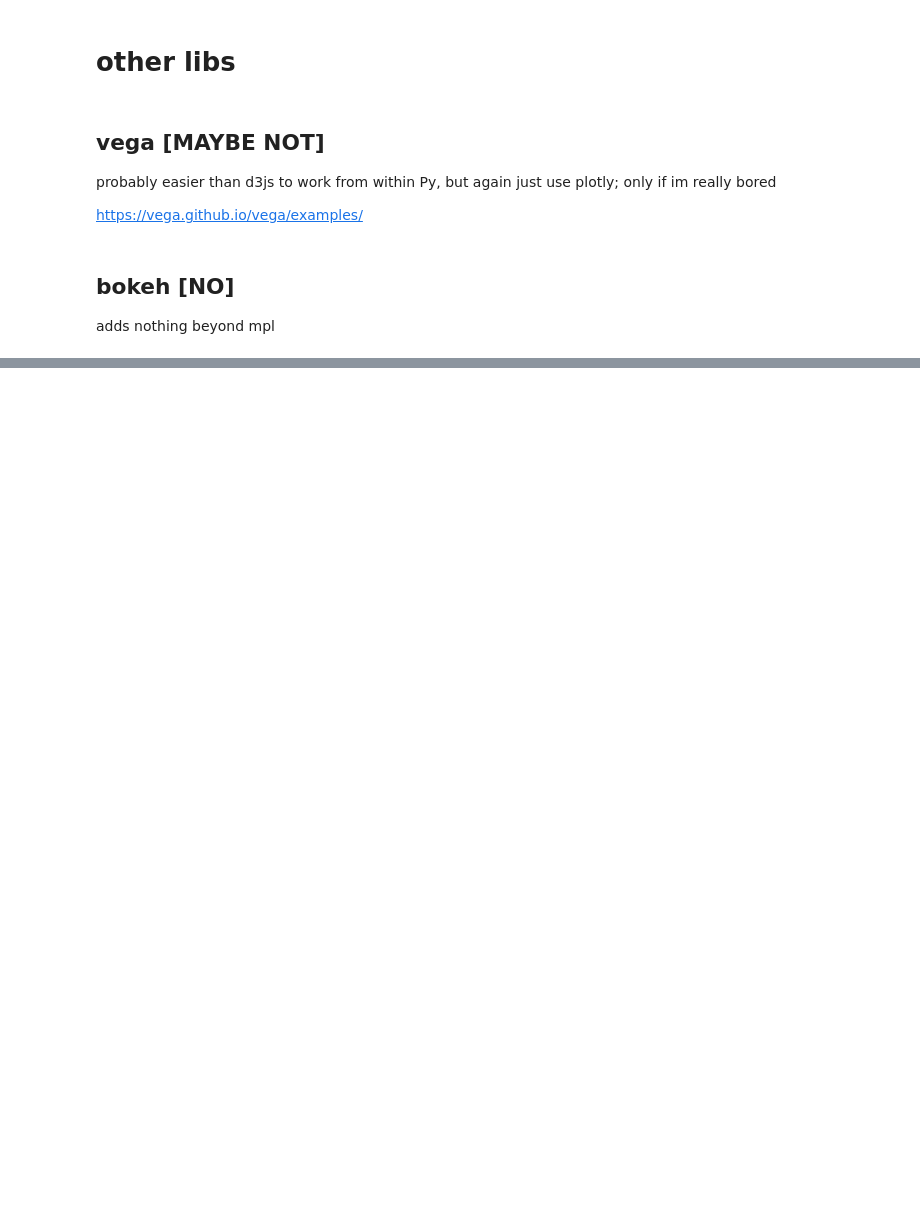
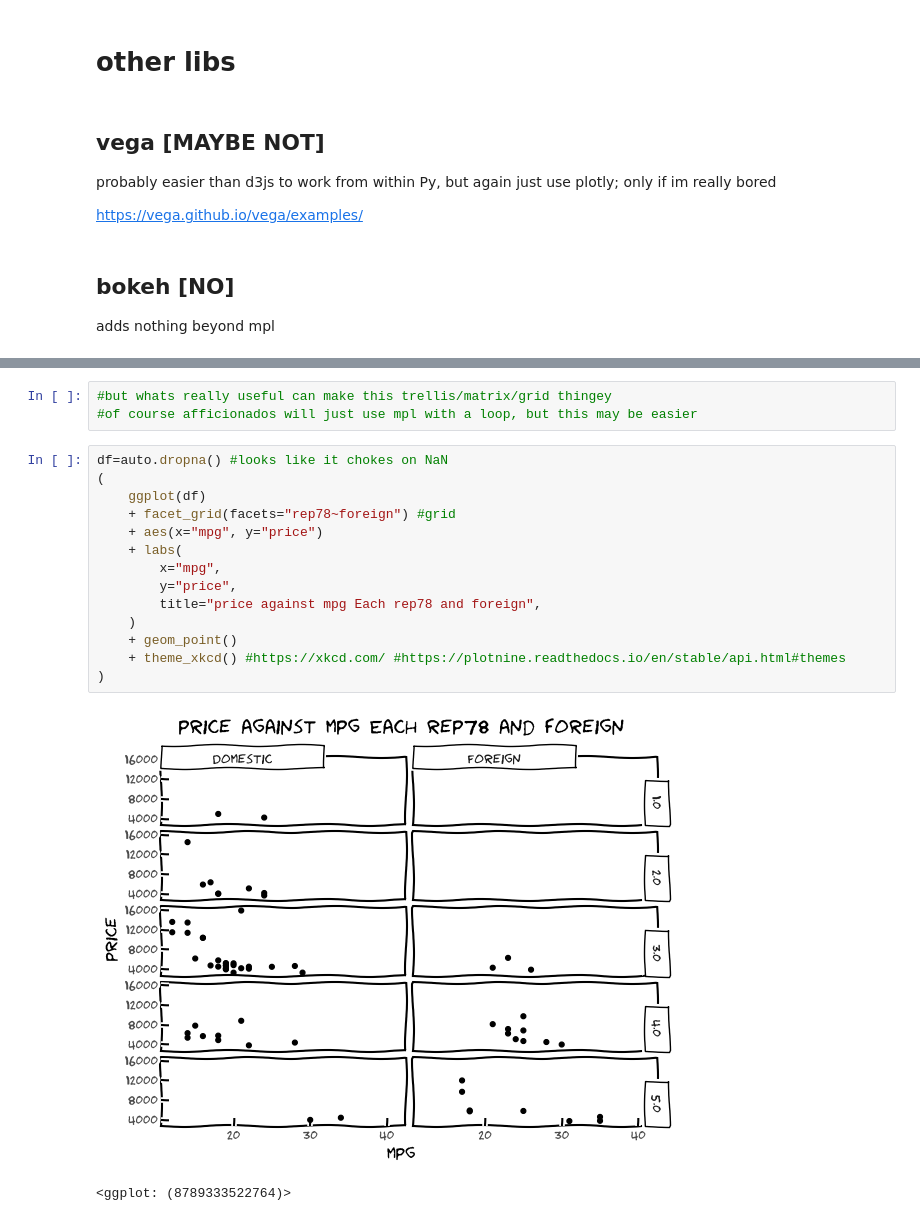
Before and after one commit to theaok/vis, a Jupyter notebook: plotly.ipynb, the cells around one changed output, grey strips where cells are left out. Drawn from its saved outputs; the diff is of its cells as text; blank space fills up the shorter version.

```diff
--- a/plotly.ipynb
+++ b/plotly.ipynb
@@ -487,0 +525,20 @@ adds nothing beyond mpl
+# %%
+#but whats really useful can make this trellis/matrix/grid thingey
+#of course afficionados will just use mpl with a loop, but this may be easier
+# %%
+df=auto.dropna() #looks like it chokes on NaN
+(
+    ggplot(df)
+    + facet_grid(facets="rep78~foreign") #grid
+    + aes(x="mpg", y="price")
+    + labs(
+        x="mpg",
+        y="price",
+        title="price against mpg Each rep78 and foreign",
+    )
+    + geom_point()
+    + theme_xkcd() #https://xkcd.com/ #https://plotnine.readthedocs.io/en/stable/api.html#themes
+)
+# %% [output]
+[figure, added]
+<ggplot: (8789333522764)>
```
Also changed, not shown: parts of 9 cells of this notebook.
